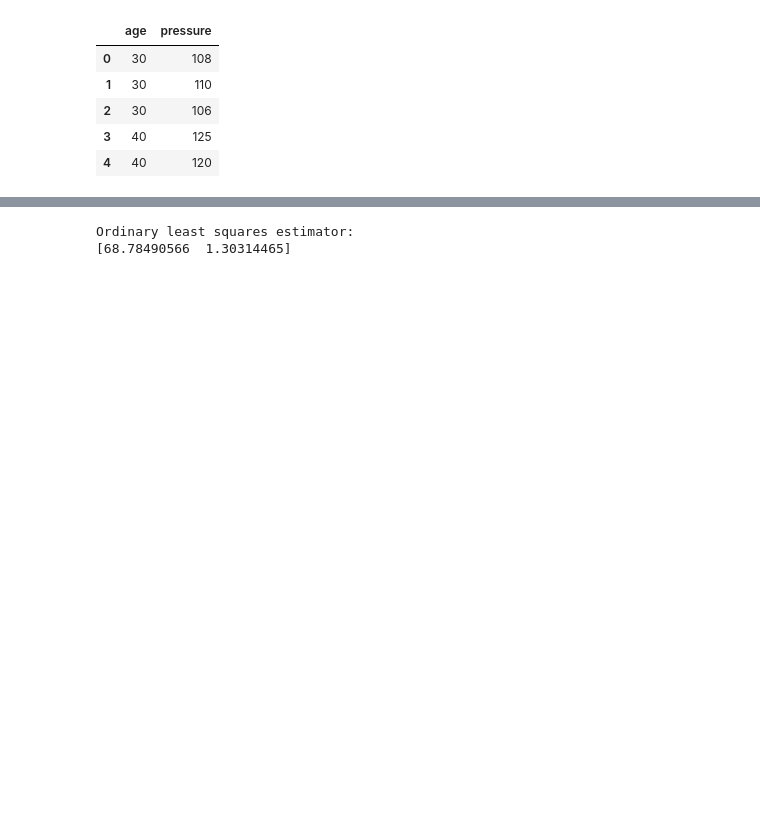
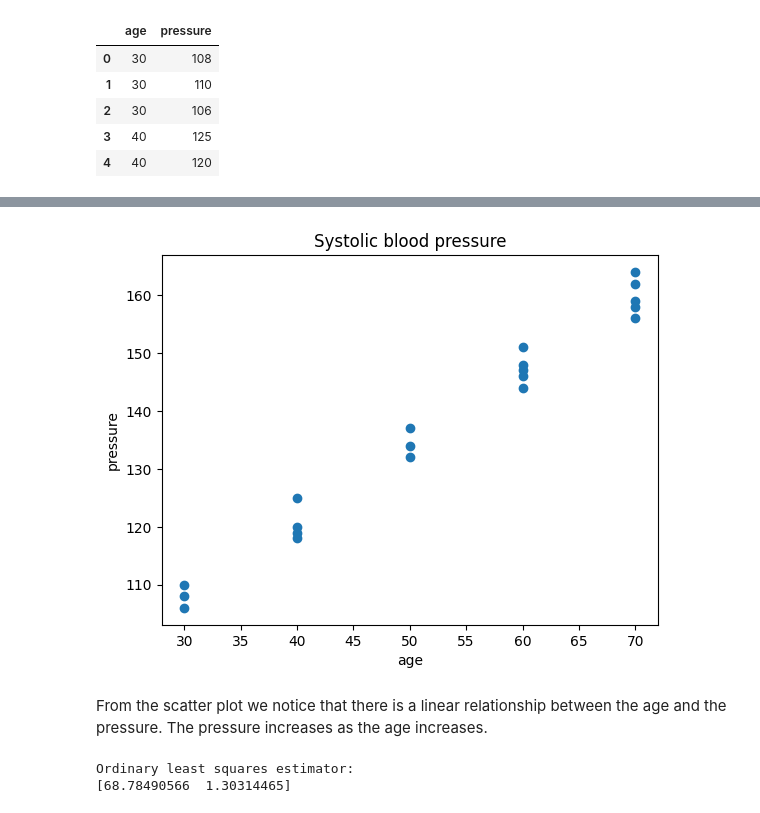
Before and after one commit to vdae2304/ML-DL, a Jupyter notebook: Regression/Linear regression.ipynb, the cells around one changed output, grey strips where cells are left out. Saved outputs shown, nothing was run; the diff lists cells and outputs as text; code cells hidden in the pictures; blank space fills up the shorter version.

```diff
--- a/Regression/Linear regression.ipynb
+++ b/Regression/Linear regression.ipynb
@@ -108,3 +121,14 @@ df_blood.head()
+# %%
+plt.figure()
+plt.title("Systolic blood pressure")
+plt.xlabel("age")
+plt.ylabel("pressure")
+plt.plot("age", "pressure", "o", data=df_blood)
+plt.show()
+# %% [output]
+[figure, added]
+# %% [markdown]
+From the scatter plot we notice that there is a linear relationship between the age and the pressure. The pressure increases as the age increases.
 # %%
 n, _ = df_blood.shape
 X = np.column_stack((np.ones(n), df_blood.age))
```
Also changed, not shown: parts of 15 cells of this notebook.
